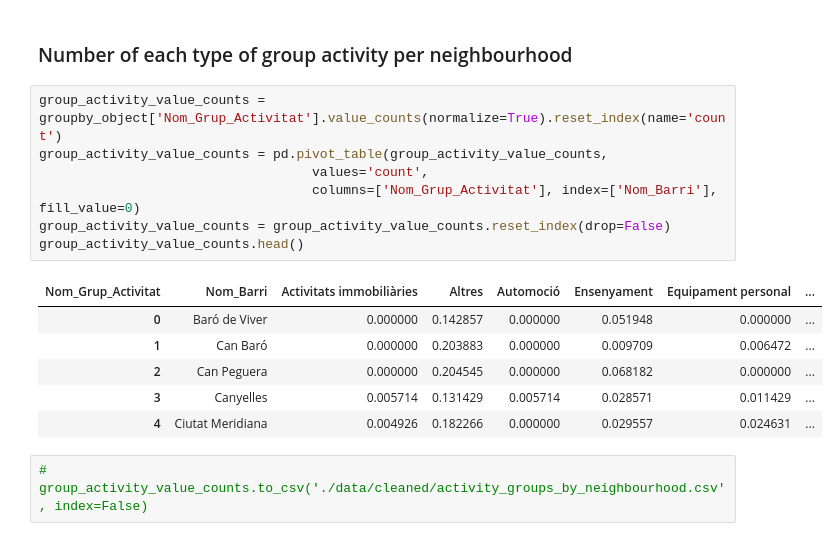
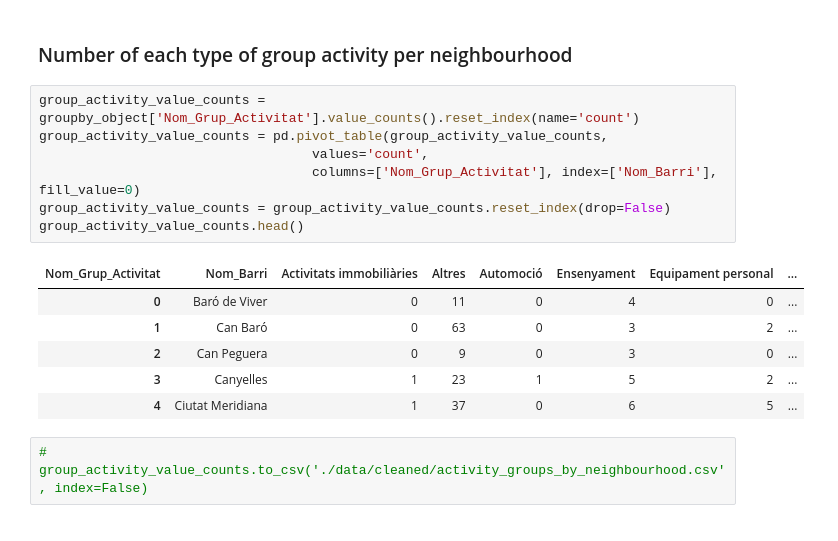
Before and after one commit to AntoniaVillarino/economicActivitiesBarcelona, a Jupyter notebook: 1-Data-preparation.ipynb, the cells around one changed output. Cells and saved outputs as stored; diff of their text form.

```diff
--- a/1-Data-preparation.ipynb
+++ b/1-Data-preparation.ipynb
@@ -196,18 +196,18 @@ count_shops
 # %% [markdown]
 ### Number of each type of group activity per neighbourhood
 # %%
-group_activity_value_counts = groupby_object['Nom_Grup_Activitat'].value_counts(normalize=True).reset_index(name='count')
+group_activity_value_counts = groupby_object['Nom_Grup_Activitat'].value_counts().reset_index(name='count')
 group_activity_value_counts = pd.pivot_table(group_activity_value_counts,
                                    values='count',
                                    columns=['Nom_Grup_Activitat'], index=['Nom_Barri'], fill_value=0)
 group_activity_value_counts = group_activity_value_counts.reset_index(drop=False)
 group_activity_value_counts.head()
 # %% [output]
 | Nom_Grup_Activitat | Nom_Barri | Activitats immobiliàries | Altres | Automoció | Ensenyament | Equipament personal | ... |
-| 0 | Baró de Viver | 0.000000 | 0.142857 | 0.000000 | 0.051948 | 0.000000 | ... |
-| 1 | Can Baró | 0.000000 | 0.203883 | 0.000000 | 0.009709 | 0.006472 | ... |
-| 2 | Can Peguera | 0.000000 | 0.204545 | 0.000000 | 0.068182 | 0.000000 | ... |
-| 3 | Canyelles | 0.005714 | 0.131429 | 0.005714 | 0.028571 | 0.011429 | ... |
-| 4 | Ciutat Meridiana | 0.004926 | 0.182266 | 0.000000 | 0.029557 | 0.024631 | ... |
+| 0 | Baró de Viver | 0 | 11 | 0 | 4 | 0 | ... |
+| 1 | Can Baró | 0 | 63 | 0 | 3 | 2 | ... |
+| 2 | Can Peguera | 0 | 9 | 0 | 3 | 0 | ... |
+| 3 | Canyelles | 1 | 23 | 1 | 5 | 2 | ... |
+| 4 | Ciutat Meridiana | 1 | 37 | 0 | 6 | 5 | ... |
 # %%
 # group_activity_value_counts.to_csv('./data/cleaned/activity_groups_by_neighbourhood.csv', index=False)
```
Also changed, not shown: parts of 4 cells of this notebook, 6 other files.
